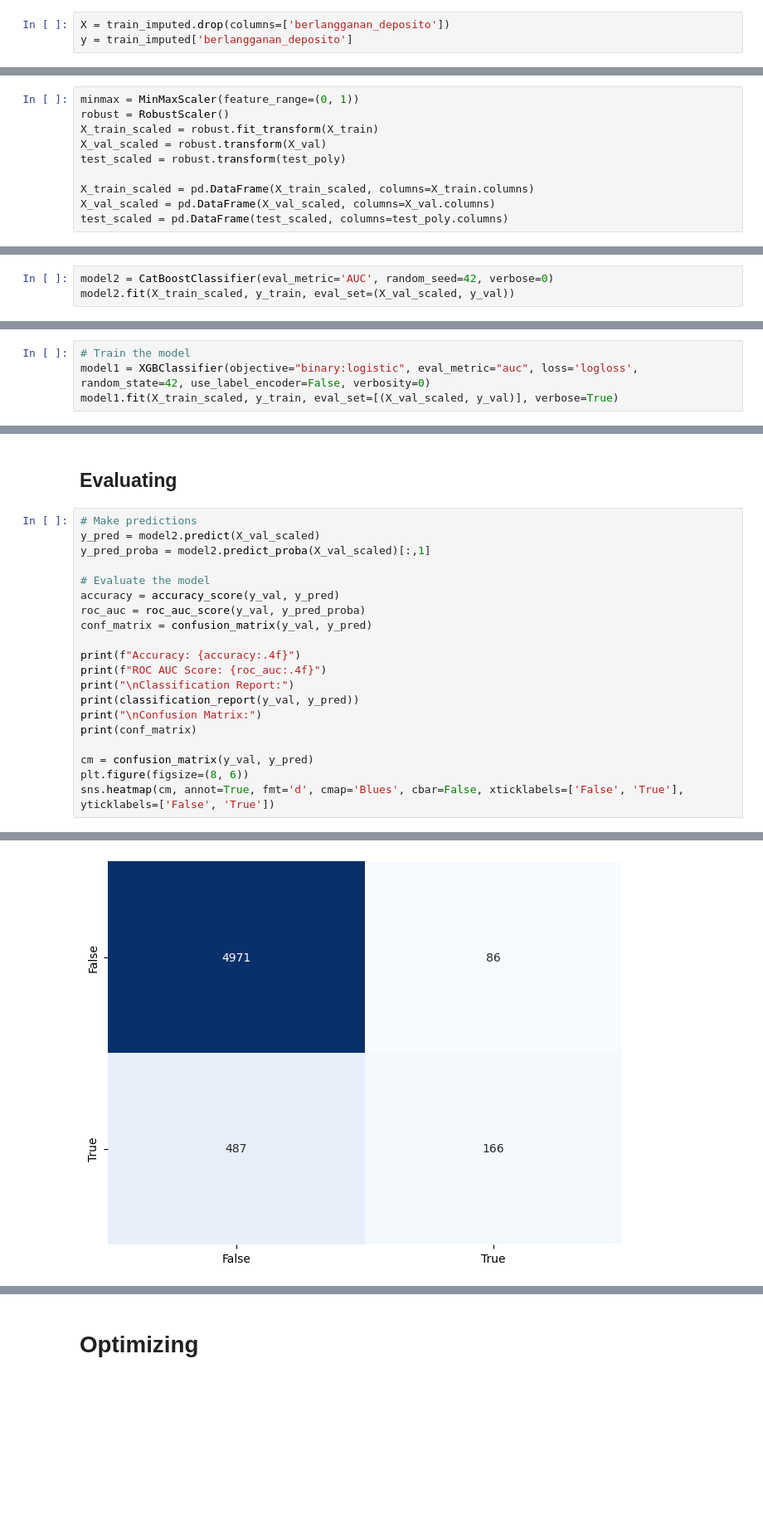
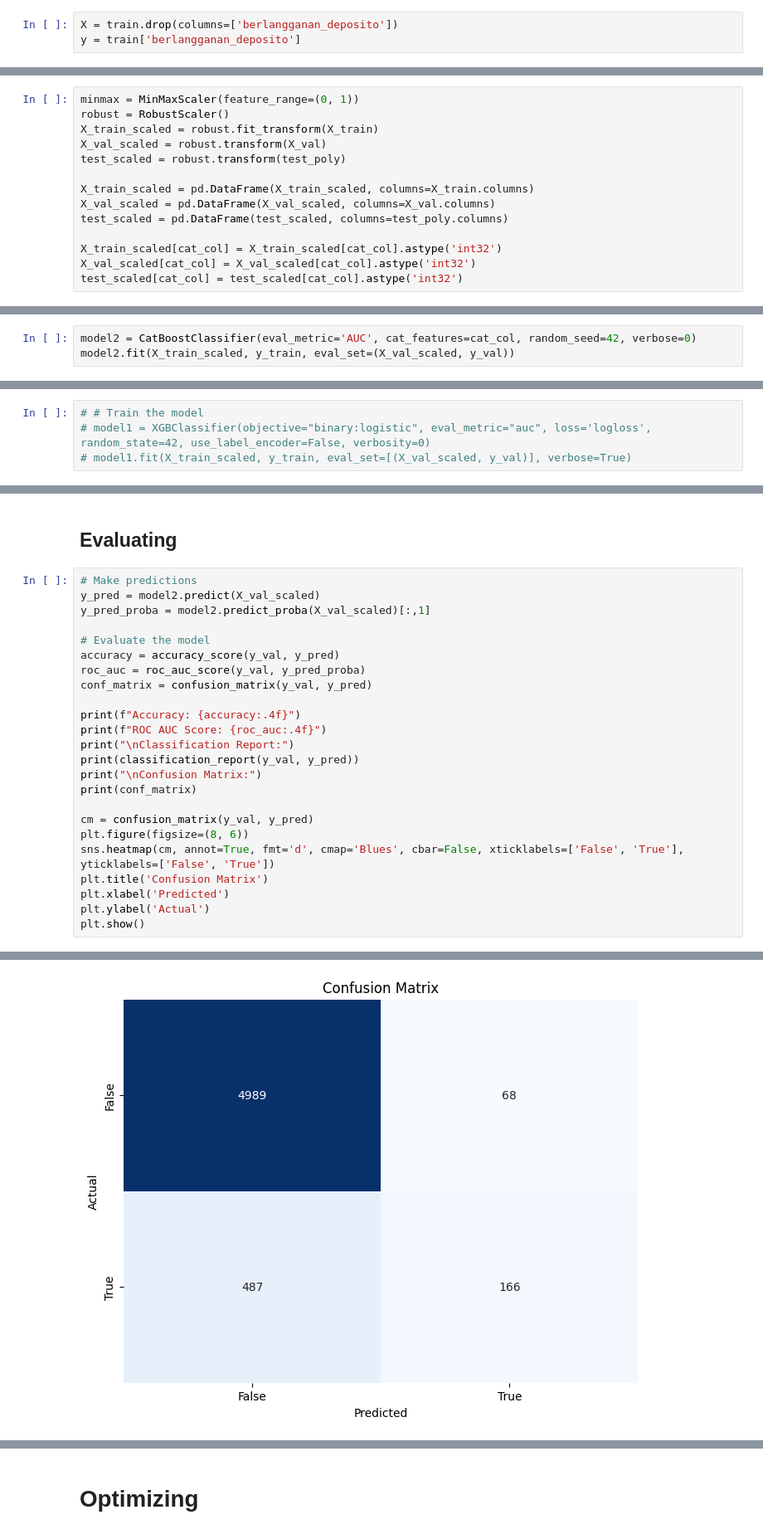
Before and after one commit to 6n6j6m/Data-Quest-Challenge-DSI, a Jupyter notebook: main.ipynb, the cells around one changed output, grey strips where cells are left out. Shown at 83% size. Saved outputs shown, nothing was run; the diff lists cells and outputs as text; blank space fills up the shorter version.

```diff
--- a/main.ipynb
+++ b/main.ipynb
@@ -417,8 +423,8 @@ Test dataset after imputation: (5729, 36)
 # %% [markdown]
 # Splitting
 # %%
-X = train_imputed.drop(columns=['berlangganan_deposito'])
-y = train_imputed['berlangganan_deposito']
+X = train.drop(columns=['berlangganan_deposito'])
+y = train['berlangganan_deposito']
 # %%
 poly = PolynomialFeatures(degree=2, interaction_only=True, include_bias=False)
 def create_polynomial_features(df, poly):
@@ -448,6 +454,10 @@ test_scaled = robust.transform(test_poly)
 X_train_scaled = pd.DataFrame(X_train_scaled, columns=X_train.columns)
 X_val_scaled = pd.DataFrame(X_val_scaled, columns=X_val.columns)
 test_scaled = pd.DataFrame(test_scaled, columns=test_poly.columns)
+
+X_train_scaled[cat_col] = X_train_scaled[cat_col].astype('int32')
+X_val_scaled[cat_col] = X_val_scaled[cat_col].astype('int32')
+test_scaled[cat_col] = test_scaled[cat_col].astype('int32')
 # %% [markdown]
 # Resampling
 # %% [markdown]
@@ -492,11 +502,11 @@ test_scaled = pd.DataFrame(test_scaled, columns=test_poly.columns)
 # model3 = LogisticRegression(penalty='elasticnet', solver='saga', l1_ratio=0.5, max_iter=1000, random_state=42)
 # model3.fit(X_train_scaled, y_train)
 # %%
-model2 = CatBoostClassifier(eval_metric='AUC', random_seed=42, verbose=0)
+model2 = CatBoostClassifier(eval_metric='AUC', cat_features=cat_col, random_seed=42, verbose=0)
 model2.fit(X_train_scaled, y_train, eval_set=(X_val_scaled, y_val))
 # %% [output]
 <catboost.core.CatBoostClassifier at 0x...>
 # %%
-# Train the model
-model1 = XGBClassifier(objective="binary:logistic", eval_metric="auc", loss='logloss', random_state=42, use_label_encoder=False, verbosity=0)
-model1.fit(X_train_scaled, y_train, eval_set=[(X_val_scaled, y_val)], verbose=True)
+# # Train the model
+# model1 = XGBClassifier(objective="binary:logistic", eval_metric="auc", loss='logloss', random_state=42, use_label_encoder=False, verbosity=0)
+# model1.fit(X_train_scaled, y_train, eval_set=[(X_val_scaled, y_val)], verbose=True)
@@ -561,4 +537,8 @@ print(conf_matrix)
 cm = confusion_matrix(y_val, y_pred)
 plt.figure(figsize=(8, 6))
 sns.heatmap(cm, annot=True, fmt='d', cmap='Blues', cbar=False, xticklabels=['False', 'True'], yticklabels=['False', 'True'])
+plt.title('Confusion Matrix')
+plt.xlabel('Predicted')
+plt.ylabel('Actual')
+plt.show()
 # %% [output]
@@ -583,2 +562,2 @@ Confusion Matrix:
-[figure, old version]
+[figure, new version]
 # %%
```
Also changed, not shown: parts of 15 cells of this notebook, 14 other files.
